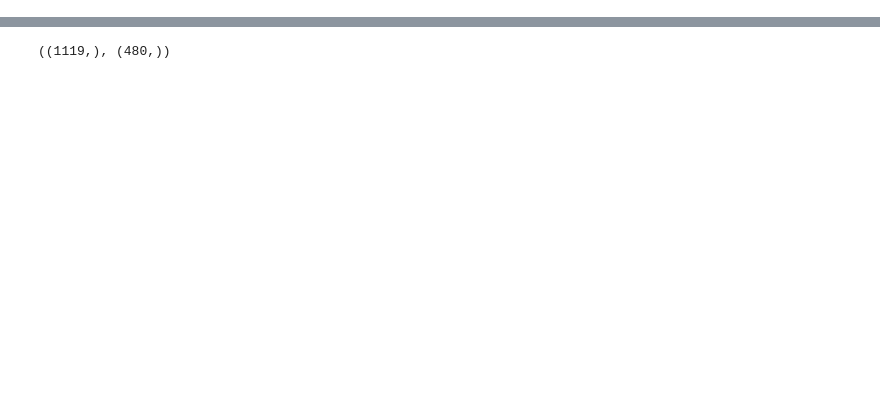
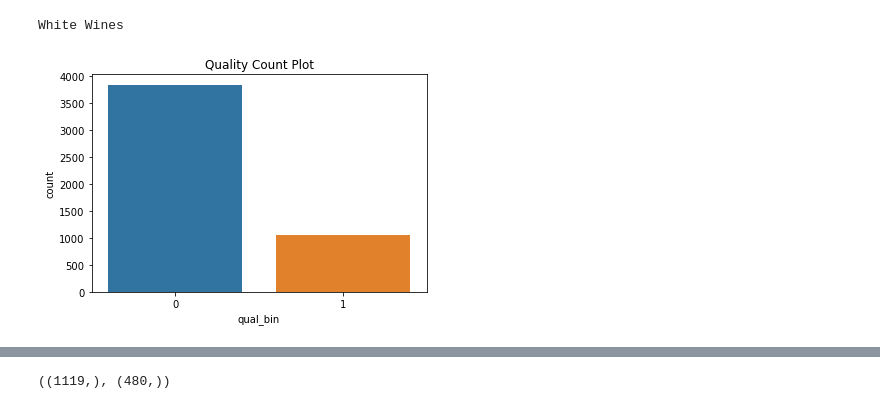
Before and after one commit to delwester/Springboard, a Jupyter notebook: Capstone2/Capstone 2 Preprocessing and Training.ipynb, the cells around one changed output, grey strips where cells are left out. Drawn from its saved outputs; the diff is of its cells as text; code cells hidden in the pictures; blank space fills up the shorter version.

```diff
--- a/Capstone2/Capstone 2 Preprocessing and Training.ipynb
+++ b/Capstone2/Capstone 2 Preprocessing and Training.ipynb
@@ -54,0 +65,9 @@ white_wine = white_wine.drop(white_wine[['quality']], axis = 1)
+# %%
+print("White Wines")
+sns.countplot(data = white_wine, x = 'qual_bin')
+plt.title('Quality Count Plot')
+plt.show()
+# approx 25% of white wines are high grade
+# %% [output]
+White Wines
+[figure, added]
```
Also changed, not shown: parts of 11 cells of this notebook, 1 other file.
